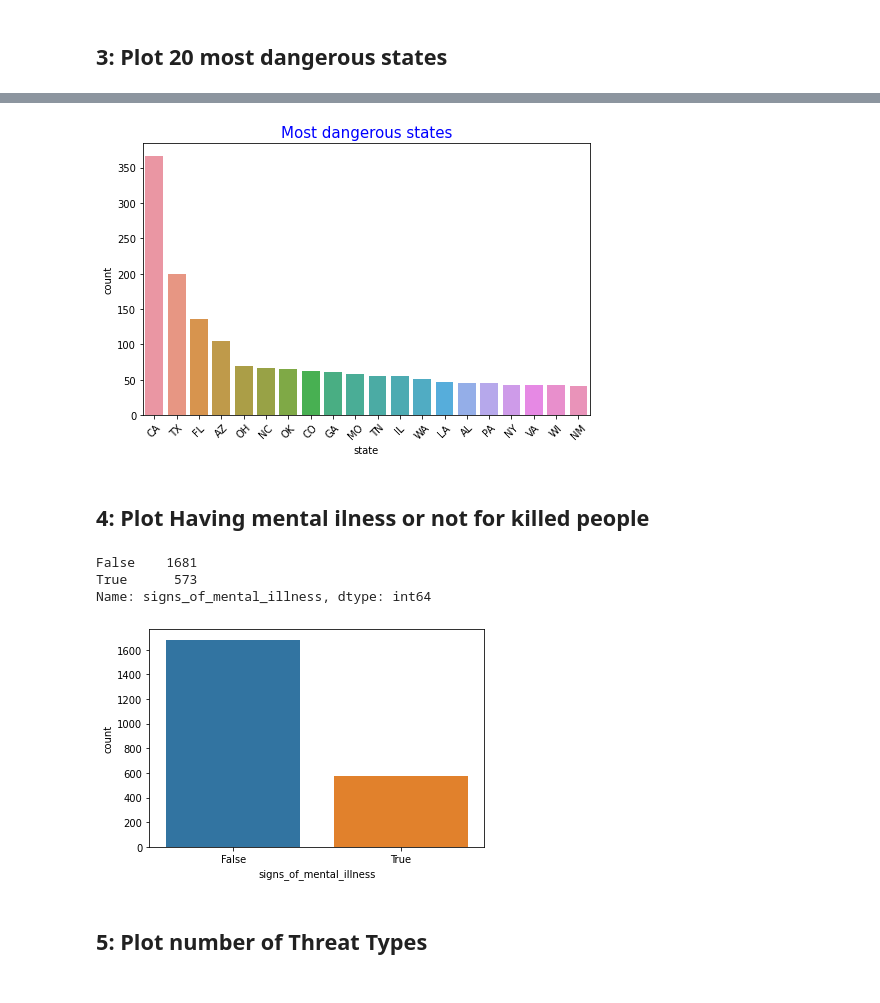
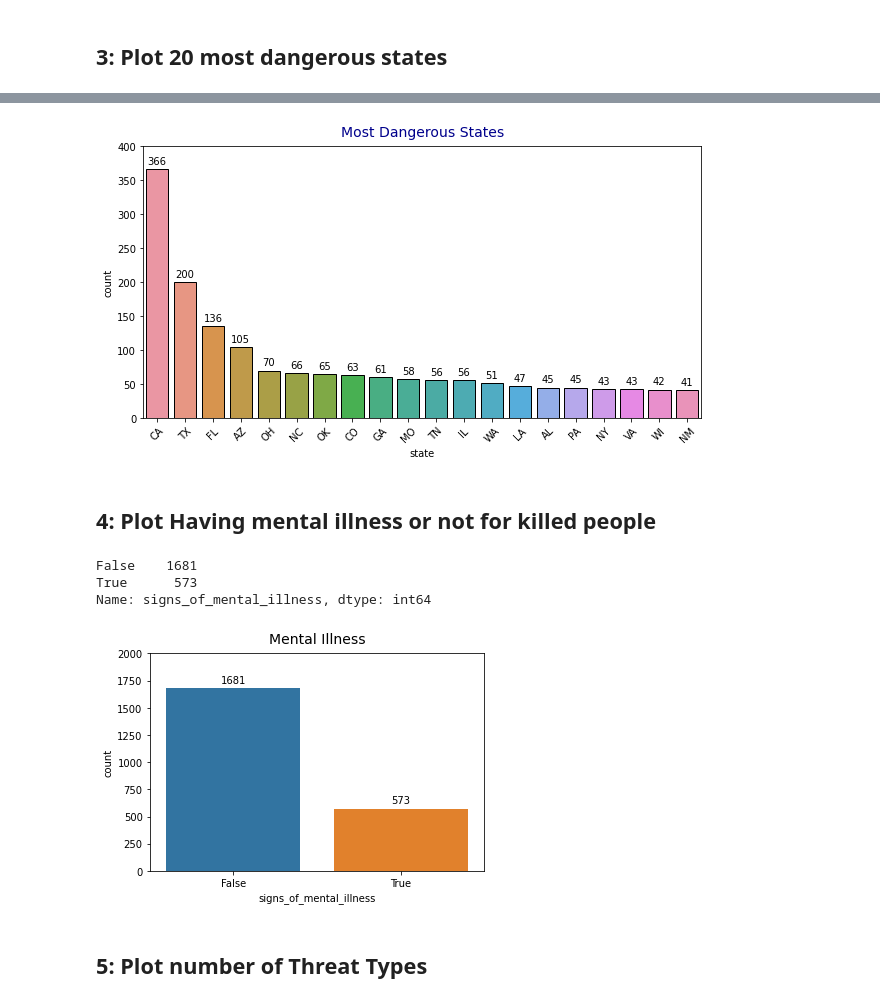
Before and after one commit to adsum-ss/Projects-DataAnalysisWithPython, a Jupyter notebook: Police Killing-USA/DVwPY_PoliceKilling_US2.ipynb, the cells around one changed output, grey strips where cells are left out. Drawn from its saved outputs; the diff is of its cells as text; code cells hidden in the pictures.

```diff
--- a/Police Killing-USA/DVwPY_PoliceKilling_US2.ipynb
+++ b/Police Killing-USA/DVwPY_PoliceKilling_US2.ipynb
@@ -23,7 +28,7 @@ read data
 
 if didn't work you can use this parameters: encoding="windows-1252"
 # %%
-kill = pd.read_csv('Data/PoliceKillingsUS.csv', encoding="windows-1252")
+kill = pd.read_csv('PoliceKillingsUS.csv', encoding="windows-1252")
 # %%
 kill.head()
 # %% [output]
@@ -152,15 +175,17 @@ plt.tick_params(axis='x', rotation=45);
 # %%
 # with seaborn countplot
 
-plt.figure(figsize=(8,5))
-sns.countplot(x='state', data=kill, order=mds.index)
+plt.figure(figsize=(10,5))
+splot = sns.countplot(x='state', data=kill, order=mds.index, ec='black', lw=1)
 
-plt.title('Most dangerous states', color='blue', fontsize=15)
-plt.tick_params(axis='x', rotation=45);
+plt.title('Most Dangerous States', color='darkblue', fontsize=14, pad=10)
+plt.tick_params(axis='x', rotation=45)
+plt.bar_label(splot.containers[0], padding=3)
+plt.ylim(0, 400);
 # %% [output]
-[figure, old version]
+[figure, new version]
 # %% [markdown]
-## 4: Plot Having mental ilness or not for killed people
+## 4: Plot Having mental illness or not for killed people
 # %%
 kill['signs_of_mental_illness'].value_counts()
 # %% [output]
@@ -170,9 +195,13 @@ Name: signs_of_mental_illness, dtype: int64
 # %%
 # with seaborn
 
-sns.countplot(x='signs_of_mental_illness', data=kill);
+splot = sns.countplot(x='signs_of_mental_illness', data=kill)
+
+plt.title('Mental Illness', fontsize=14, pad=10)
+plt.bar_label(splot.containers[0], padding=3)
+plt.ylim(0, 2000);
 # %% [output]
-[figure, old version]
+[figure, new version]
 # %% [markdown]
 ## 5: Plot number of Threat Types
 # %%
```
Also changed, not shown: parts of 17 cells of this notebook.
